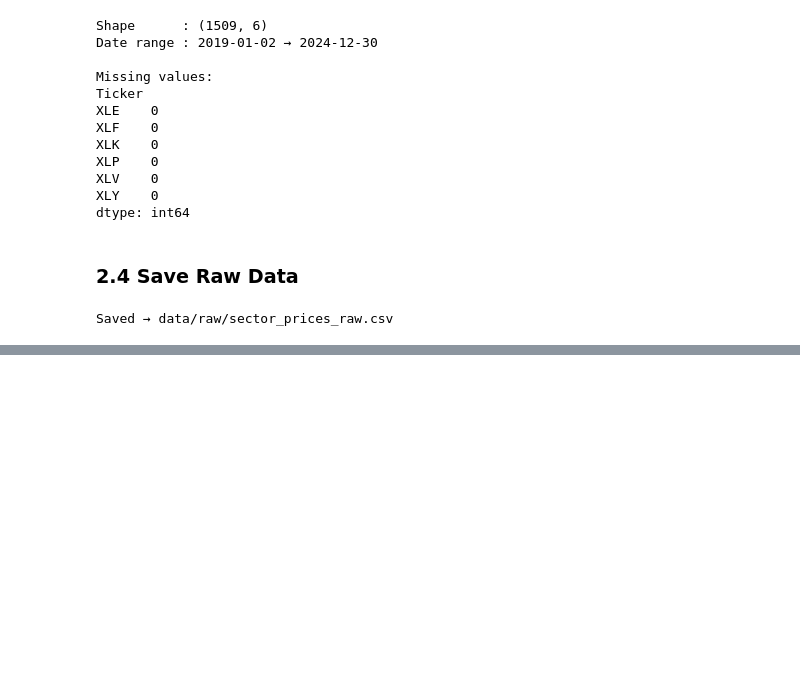
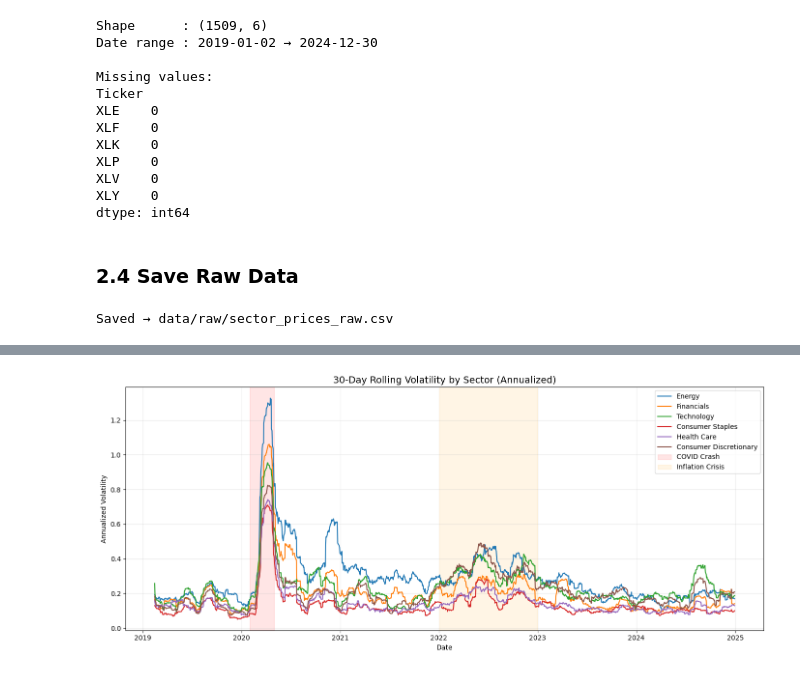
Before and after one commit to jdrodriguez03/sp500-sector-risk-analysis, a Jupyter notebook: notebooks/01_risk_return_analysis.ipynb, the cells around one changed output, grey strips where cells are left out. Saved outputs shown, nothing was run; the diff lists cells and outputs as text; code cells hidden in the pictures; blank space fills up the shorter version.

```diff
--- a/notebooks/01_risk_return_analysis.ipynb
+++ b/notebooks/01_risk_return_analysis.ipynb
@@ -87,0 +222,23 @@ Saved → data/raw/sector_prices_raw.csv
+# %%
+# 30-day rolling volatility, annualized
+rolling_vol = log_returns.rolling(window=30).std() * np.sqrt(252)
+
+fig, ax = plt.subplots(figsize=(14, 6))
+
+for ticker in rolling_vol.columns:
+    ax.plot(rolling_vol.index, rolling_vol[ticker],
+            label=SECTOR_NAMES[ticker], linewidth=1.5)
+
+# Mark crisis periods
+ax.axvspan('2020-02-01', '2020-04-30', color='red', alpha=0.1, label='COVID Crash')
+ax.axvspan('2022-01-01', '2022-12-31', color='orange', alpha=0.1, label='Inflation Crisis')
+
+ax.set_title('30-Day Rolling Volatility by Sector (Annualized)', fontsize=14)
+ax.set_xlabel('Date')
+ax.set_ylabel('Annualized Volatility')
+ax.legend(loc='upper right')
+ax.grid(True, alpha=0.3)
+plt.tight_layout()
+plt.show()
+# %% [output]
+[figure, added]
```
Also changed, not shown: parts of 19 cells of this notebook.
